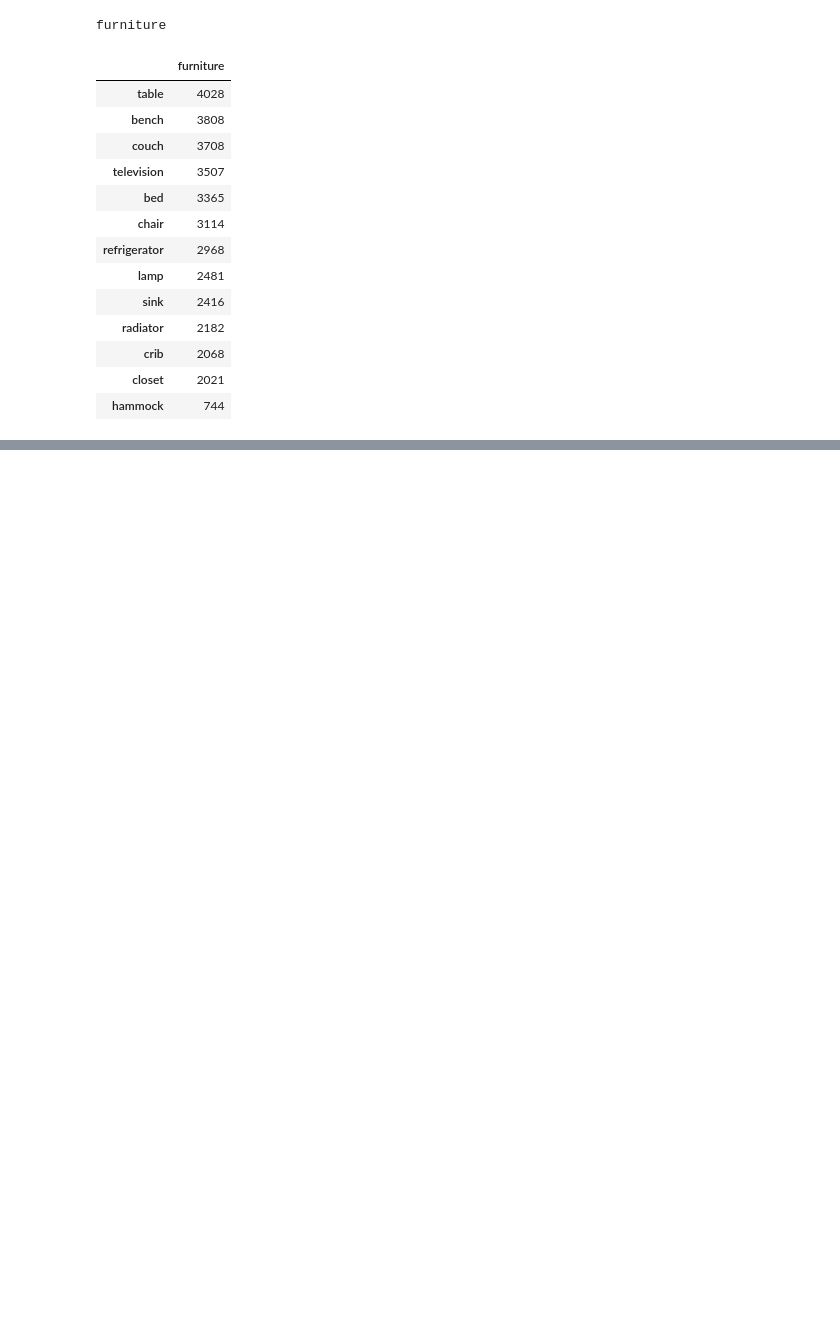
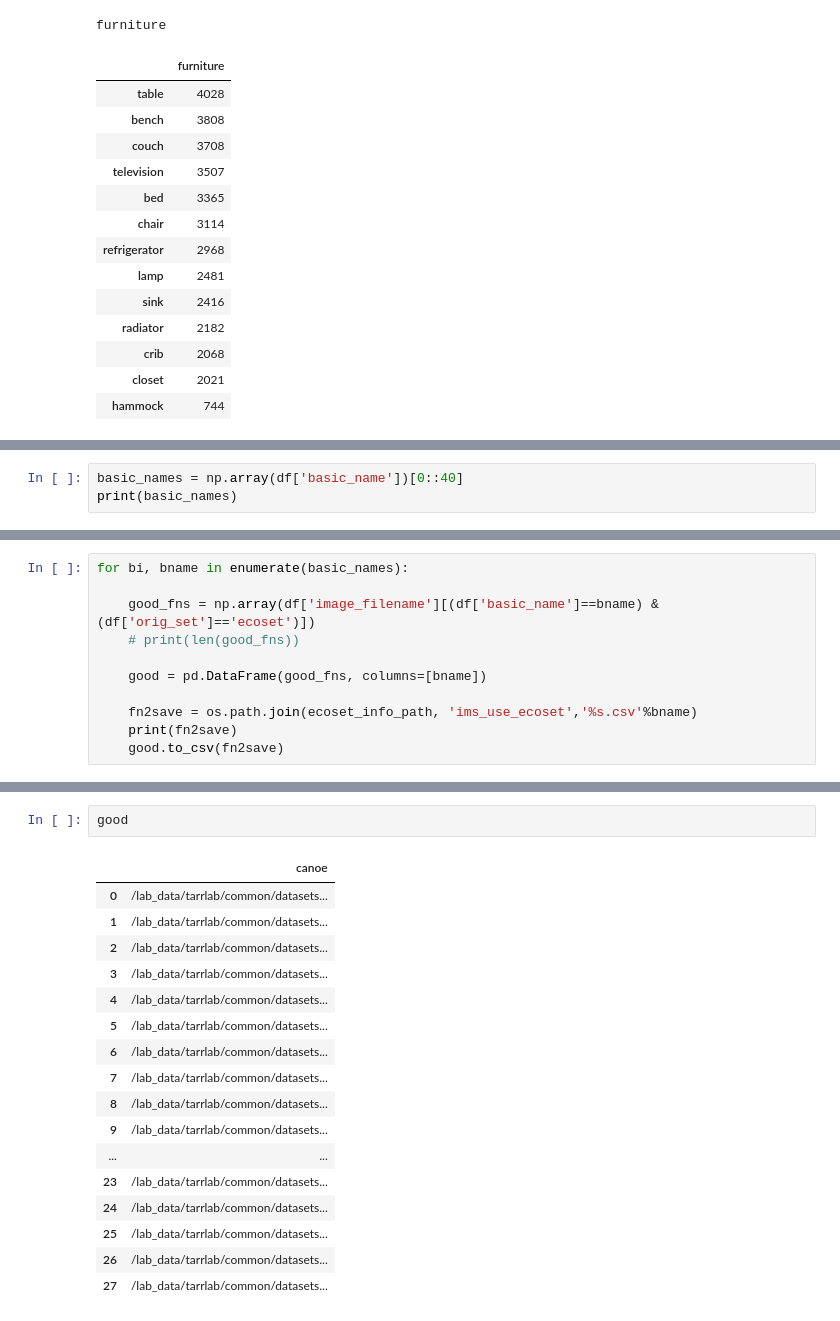
Before and after one commit to mmhenderson/featsynth, a Jupyter notebook: code/prep_images/notebooks/choose_comb64_categs.ipynb, the cells around one changed output, grey strips where cells are left out. Saved outputs shown, nothing was run; the diff lists cells and outputs as text; blank space fills up the shorter version.

```diff
--- a/code/prep_images/notebooks/choose_comb64_categs.ipynb
+++ b/code/prep_images/notebooks/choose_comb64_categs.ipynb
@@ -403,0 +423,3 @@ furniture
+# %%
+basic_names = np.array(df['basic_name'])[0::40]
+print(basic_names)
@@ -403,0 +436,11 @@ furniture
+# %%
+for bi, bname in enumerate(basic_names):
+
+    good_fns = np.array(df['image_filename'][(df['basic_name']==bname) & (df['orig_set']=='ecoset')])
+    # print(len(good_fns))
+
+    good = pd.DataFrame(good_fns, columns=[bname])
+
+    fn2save = os.path.join(ecoset_info_path, 'ims_use_ecoset','%s.csv'%bname)
+    print(fn2save)
+    good.to_csv(fn2save)
@@ -403,0 +465,20 @@ furniture
+# %%
+good
+# %% [output]
+|  | canoe |
+| 0 | /lab_data/tarrlab/common/datasets... |
+| 1 | /lab_data/tarrlab/common/datasets... |
+| 2 | /lab_data/tarrlab/common/datasets... |
+| 3 | /lab_data/tarrlab/common/datasets... |
+| 4 | /lab_data/tarrlab/common/datasets... |
+| 5 | /lab_data/tarrlab/common/datasets... |
+| 6 | /lab_data/tarrlab/common/datasets... |
+| 7 | /lab_data/tarrlab/common/datasets... |
+| 8 | /lab_data/tarrlab/common/datasets... |
+| 9 | /lab_data/tarrlab/common/datasets... |
+| ... | ... |
+| 23 | /lab_data/tarrlab/common/datasets... |
+| 24 | /lab_data/tarrlab/common/datasets... |
+| 25 | /lab_data/tarrlab/common/datasets... |
+| 26 | /lab_data/tarrlab/common/datasets... |
+| 27 | /lab_data/tarrlab/common/datasets... |
```
Also changed, not shown: parts of 4 cells of this notebook, 3 other files.
